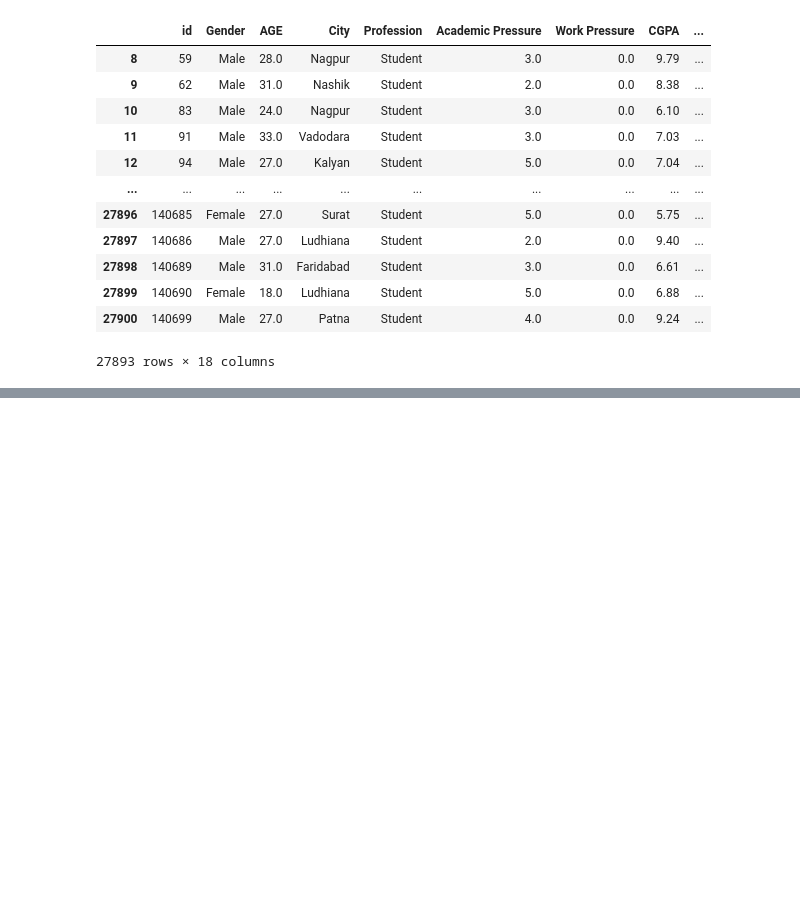
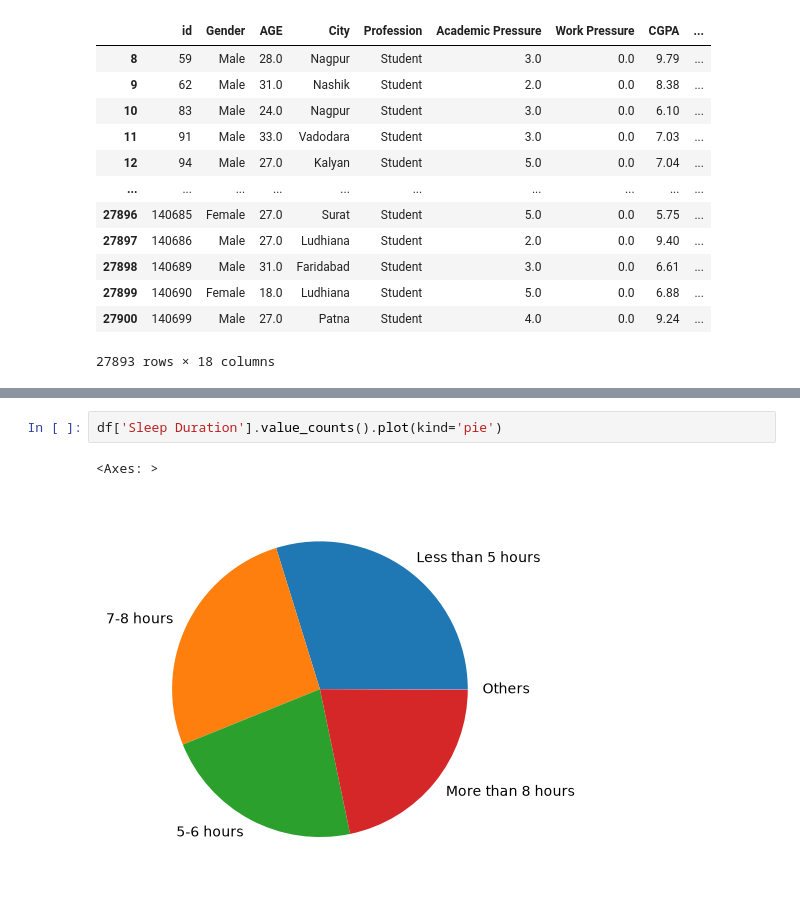
Before and after one commit to akash1234karma/tutedude, a Jupyter notebook: dataframe.ipynb, the cells around one changed output, grey strips where cells are left out. Saved outputs shown, nothing was run; the diff lists cells and outputs as text; blank space fills up the shorter version.

```diff
--- a/dataframe.ipynb
+++ b/dataframe.ipynb
@@ -469,0 +566,5 @@ df.iloc[8:]
+# %%
+df['Sleep Duration'].value_counts().plot(kind='pie')
+# %% [output]
+<Axes: >
+[figure, added]
```
Also changed, not shown: parts of 14 cells of this notebook.
